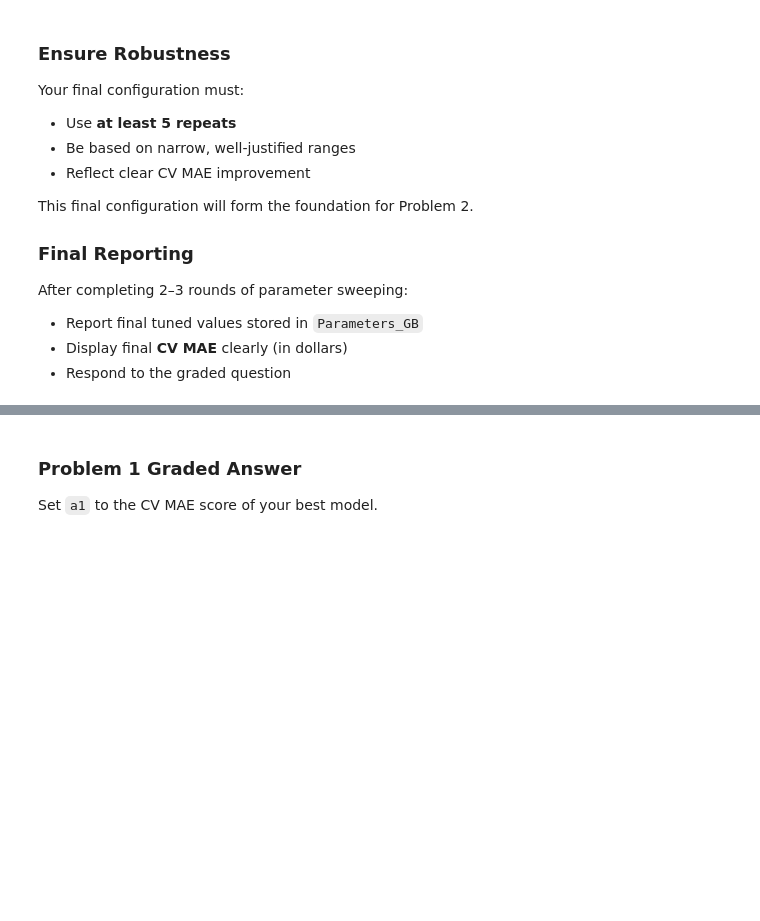
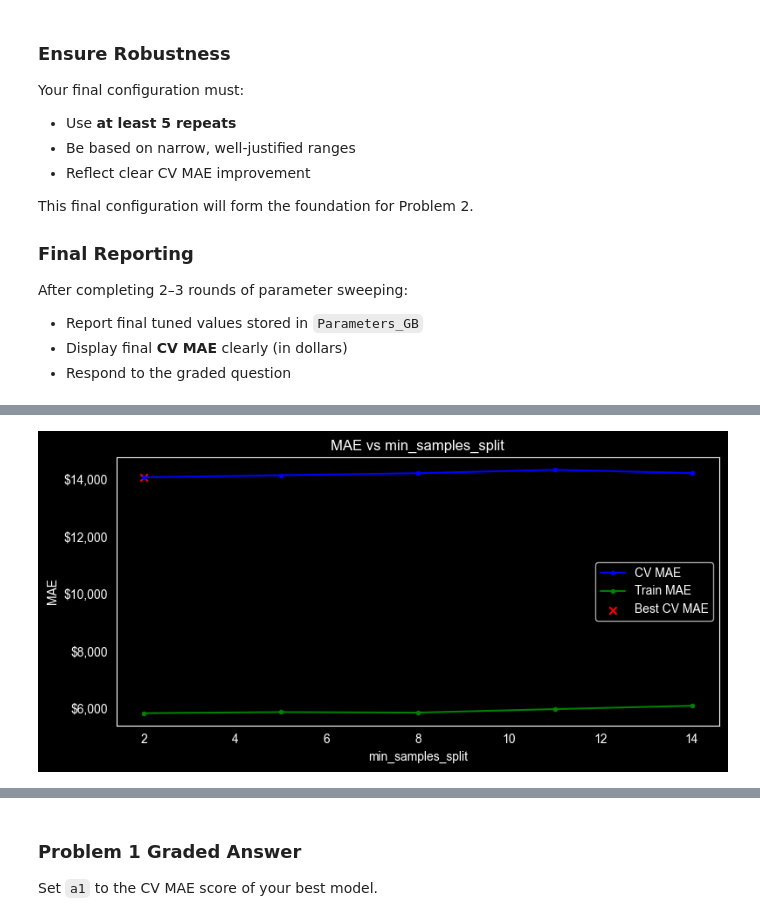
Before and after one commit to reynolkb-bu/Module-3-Assignments, a Jupyter notebook: Homework_07.ipynb, the cells around one changed output, grey strips where cells are left out. Cells and saved outputs as stored; diff of their text form; code cells hidden in the pictures; blank space fills up the shorter version.

```diff
--- a/Homework_07.ipynb
+++ b/Homework_07.ipynb
@@ -485,0 +532,12 @@ Params_GB = Default_Parameters_GB.copy()
+# %%
+# 4. Sweep min_samples_split (coarse)
+Params_GB = sweep_parameter(
+    model=GradientBoostingRegressor,
+    Parameters=Params_GB,
+    param='min_samples_split',
+    parameter_list=list(range(2, 16, 3)),
+    n_repeats=1
+)
+print("After min_samples_split sweep:", Params_GB)
+# %% [output]
+[figure, added]
```
Also changed, not shown: parts of 16 cells of this notebook.
